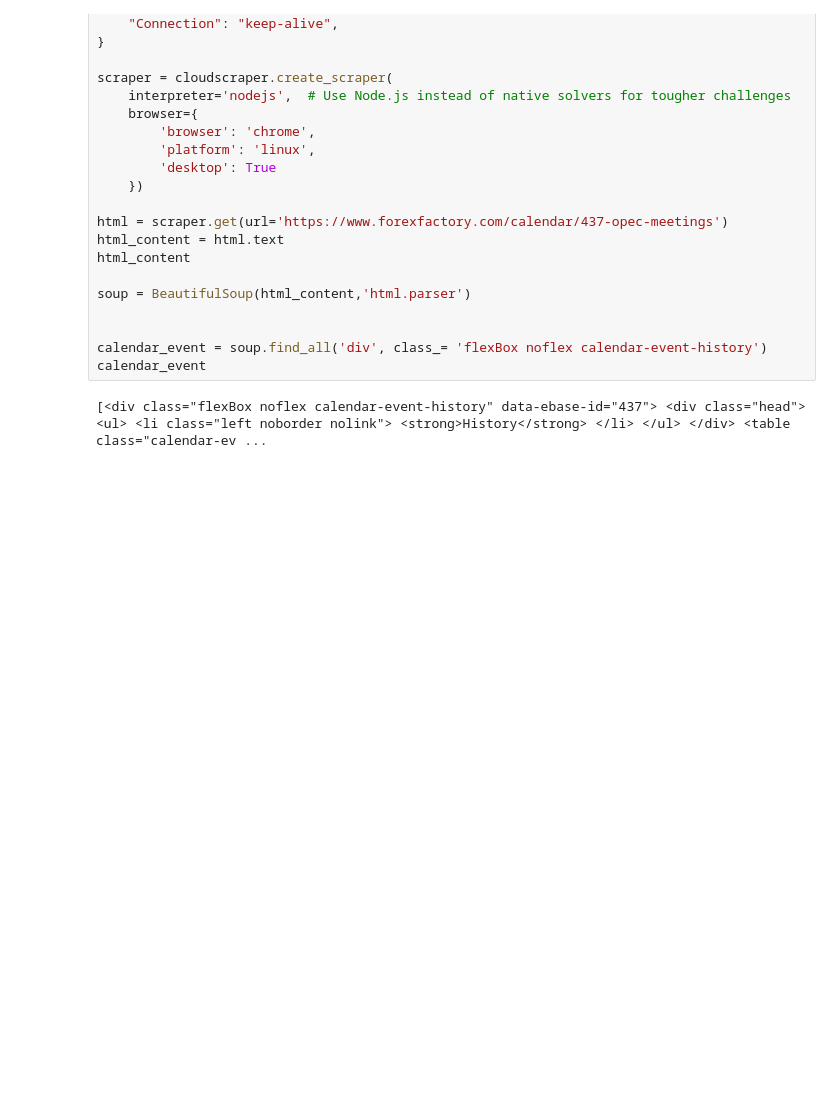
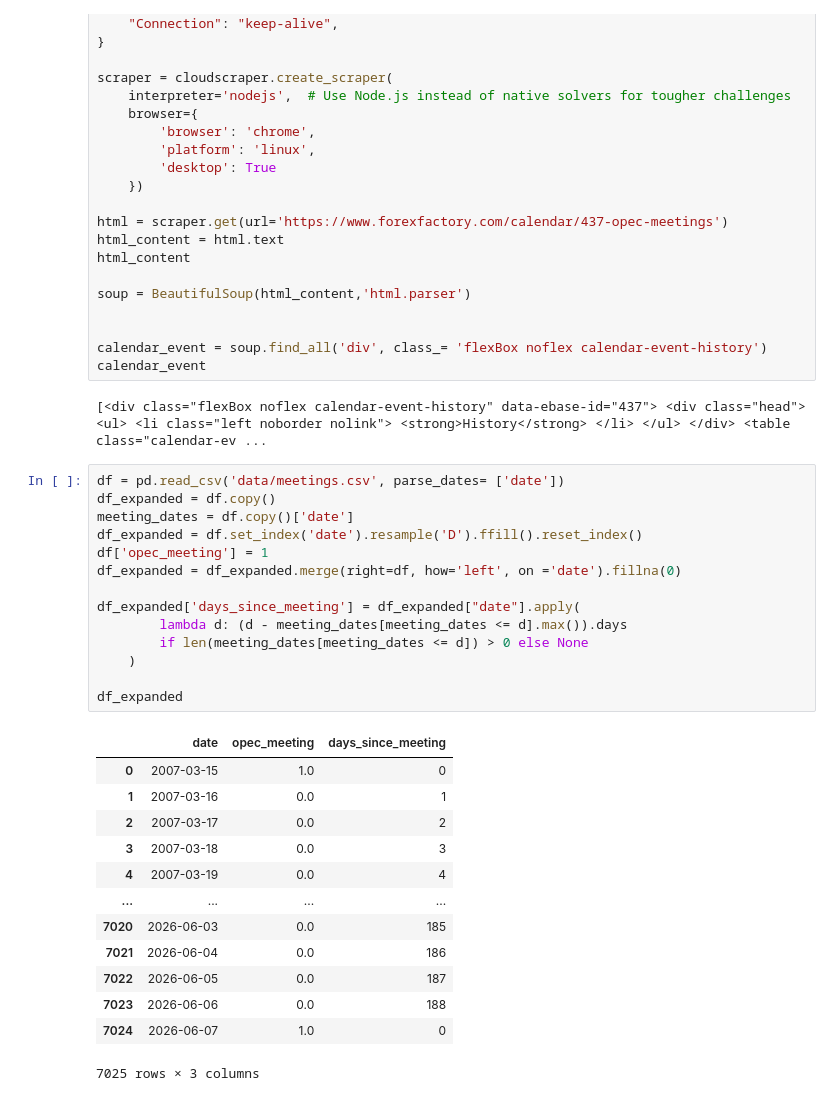
Before and after one commit to beniciouhart/regime-detection, a Jupyter notebook: data_ingestion.ipynb, the cells around one changed output. Saved outputs shown, nothing was run; the diff lists cells and outputs as text; blank space fills up the shorter version.

```diff
--- a/data_ingestion.ipynb
+++ b/data_ingestion.ipynb
@@ -324,4 +324,32 @@ calendar_event = soup.find_all('div', class_= 'flexBox noflex calendar-event-his
 calendar_event
 # %% [output]
 [<div class="flexBox noflex calendar-event-history" data-ebase-id="437"> <div class="head"> <ul> <li class="left noborder nolink"> <strong>History</strong> </li> </ul> </div> <table class="calendar-ev ...
+# %%
+df = pd.read_csv('data/meetings.csv', parse_dates= ['date'])
+df_expanded = df.copy()
+meeting_dates = df.copy()['date']
+df_expanded = df.set_index('date').resample('D').ffill().reset_index()
+df['opec_meeting'] = 1
+df_expanded = df_expanded.merge(right=df, how='left', on ='date').fillna(0)
+
+df_expanded['days_since_meeting'] = df_expanded["date"].apply(
+        lambda d: (d - meeting_dates[meeting_dates <= d].max()).days
+        if len(meeting_dates[meeting_dates <= d]) > 0 else None
+    )
+
+df_expanded
+# %% [output]
+|  | date | opec_meeting | days_since_meeting |
+| 0 | 2007-03-15 | 1.0 | 0 |
+| 1 | 2007-03-16 | 0.0 | 1 |
+| 2 | 2007-03-17 | 0.0 | 2 |
+| 3 | 2007-03-18 | 0.0 | 3 |
+| 4 | 2007-03-19 | 0.0 | 4 |
+| ... | ... | ... | ... |
+| 7020 | 2026-06-03 | 0.0 | 185 |
+| 7021 | 2026-06-04 | 0.0 | 186 |
+| 7022 | 2026-06-05 | 0.0 | 187 |
+| 7023 | 2026-06-06 | 0.0 | 188 |
+| 7024 | 2026-06-07 | 1.0 | 0 |
+7025 rows × 3 columns
 # %%
```
Also changed, not shown: parts of 2 cells of this notebook, 1 other file.
